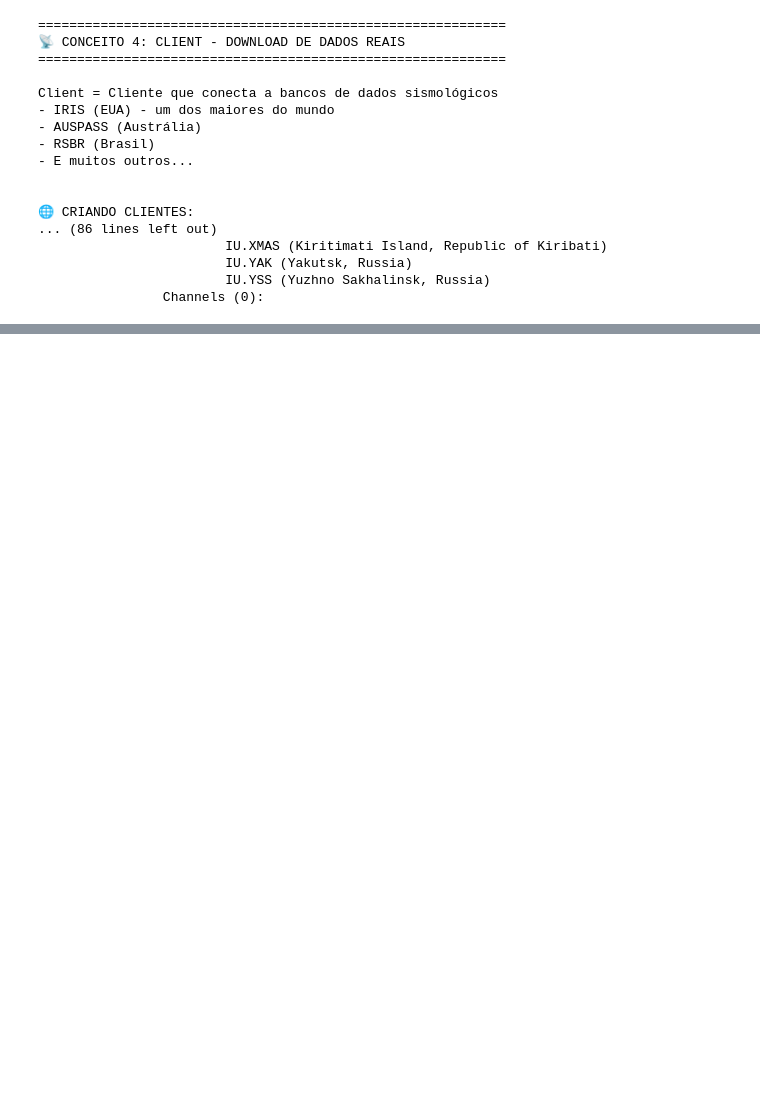
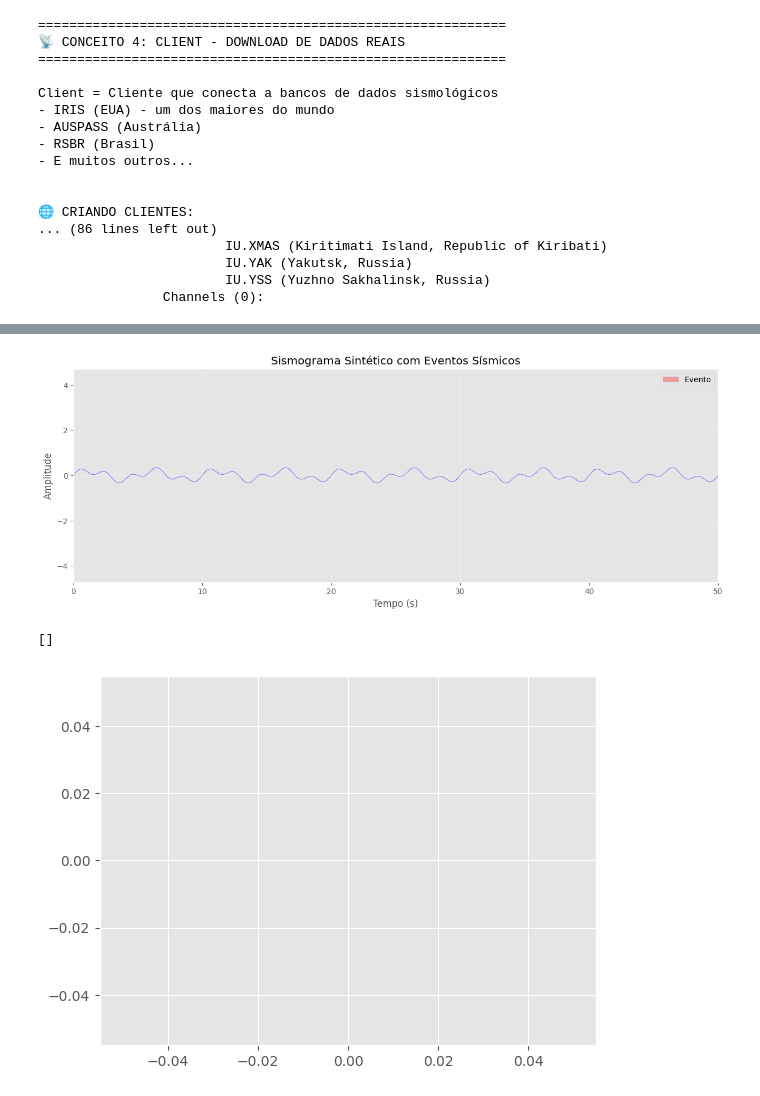
Before and after one commit to alvarosamp/TCC, a Jupyter notebook: ObsPy.ipynb, the cells around one changed output, grey strips where cells are left out. Cells and saved outputs as stored; diff of their text form; code cells hidden in the pictures; blank space fills up the shorter version.

```diff
--- a/ObsPy.ipynb
+++ b/ObsPy.ipynb
@@ -1005,0 +1239,76 @@ KeyError: 'BNH'
+# %%
+#Criando um dataset sismico realista
+
+def criar_sismograma_com_eventos(duracao_total = 300, taxa = 100, num_eventos = 5):
+  '''
+  Criar um sismograma sintetico com eventos(terremostos) e ruido de fundo
+  '''
+  n_amostras = int(duracao_total * taxa)
+  tempo = np.arange(n_amostras) / taxa
+
+  #Ruido de fundo (sempre presente)
+  ruido  = 0*3 * np.random.randn(n_amostras)
+
+  #Sinal base (microsismos, ondas oceanicas, etc.)
+  sinal_base = (0.2 * np.sin(2 * np.pi * 0.2 * tempo) +  # Marulho (0.2 Hz)
+                  0.15 * np.sin(2 * np.pi * 0.5 * tempo))   # Microsismos
+  sinal = ruido + sinal_base
+  #Adicionando eventos (terremotos)
+  eventos = []
+  for i in range(num_eventos):
+    #Posição aleatoria do evento
+    centro = np.random.randint(n_amostras // 4, 3*n_amostras // 4)
+    duracao = int(taxa * np.random.uniform(2,5))
+    inicio = centro - duracao //2
+    fim = centro + duracao //2
+
+    if inicio < 0 or fim > n_amostras:
+      continue
+
+    #Criando forma de onda do evento (Onda p e s)
+    idx_evento = np.arange(inicio, fim)
+    t_evento = (idx_evento - centro) / taxa
+
+    # Onda P (mais rápida, menor amplitude)
+    onda_p = 2.0 * np.exp(-(t_evento+1)**2 / 0.5) * np.sin(2 * np.pi * 8.0 * t_evento)
+
+    # Onda S (mais lenta, maior amplitude)
+    onda_s = 4.0 * np.exp(-(t_evento-1)**2 / 1.0) * np.sin(2 * np.pi * 3.0 * t_evento)
+
+    evento = onda_p + onda_s
+    sinal[idx_evento] += evento
+    eventos.append((inicio, fim))
+
+  return tempo, sinal, eventos
+
+#Criando nosso dataset
+taxa = 100
+duracao = 300 # 5 minutos
+tempo, sinal, eventos = criar_sismograma_com_eventos(duracao, taxa, num_eventos = 5)
+
+#Criando trace
+trace_real = Trace(data = sinal)
+trace_real.stats.sampling_rate = taxa
+trace_real.stats.starttime = UTCDateTime("2024-01-01T00:00:00")
+print(f"✅ Dataset criado:")
+print(f"   Duração: {duracao} s")
+print(f"   Amostras: {len(sinal)}")
+print(f"   Eventos inseridos: {len(eventos)}")
+
+# Visualizando
+plt.figure(figsize=(15, 5))
+plt.plot(tempo, sinal, 'b-', linewidth=0.5, alpha=0.7)
+
+# Destacando eventos
+for i, (inicio, fim) in enumerate(eventos):
+    plt.axvspan(inicio/taxa, fim/taxa, alpha=0.3, color='red', label='Evento' if i==0 else '')
+    plt.plot()
+plt.xlabel('Tempo (s)')
+plt.ylabel('Amplitude')
+plt.title('Sismograma Sintético com Eventos Sísmicos')
+plt.legend()
+plt.grid(True, alpha=0.3)
+plt.xlim([0, 50])  # Zoom nos primeiros 50s
+plt.show()
+plt.plot()
+# %% [output]
@@ -1005,0 +1319,3 @@ KeyError: 'BNH'
+[figure, added]
+[]
+[figure, added]
```
Also changed, not shown: parts of 28 cells of this notebook.
